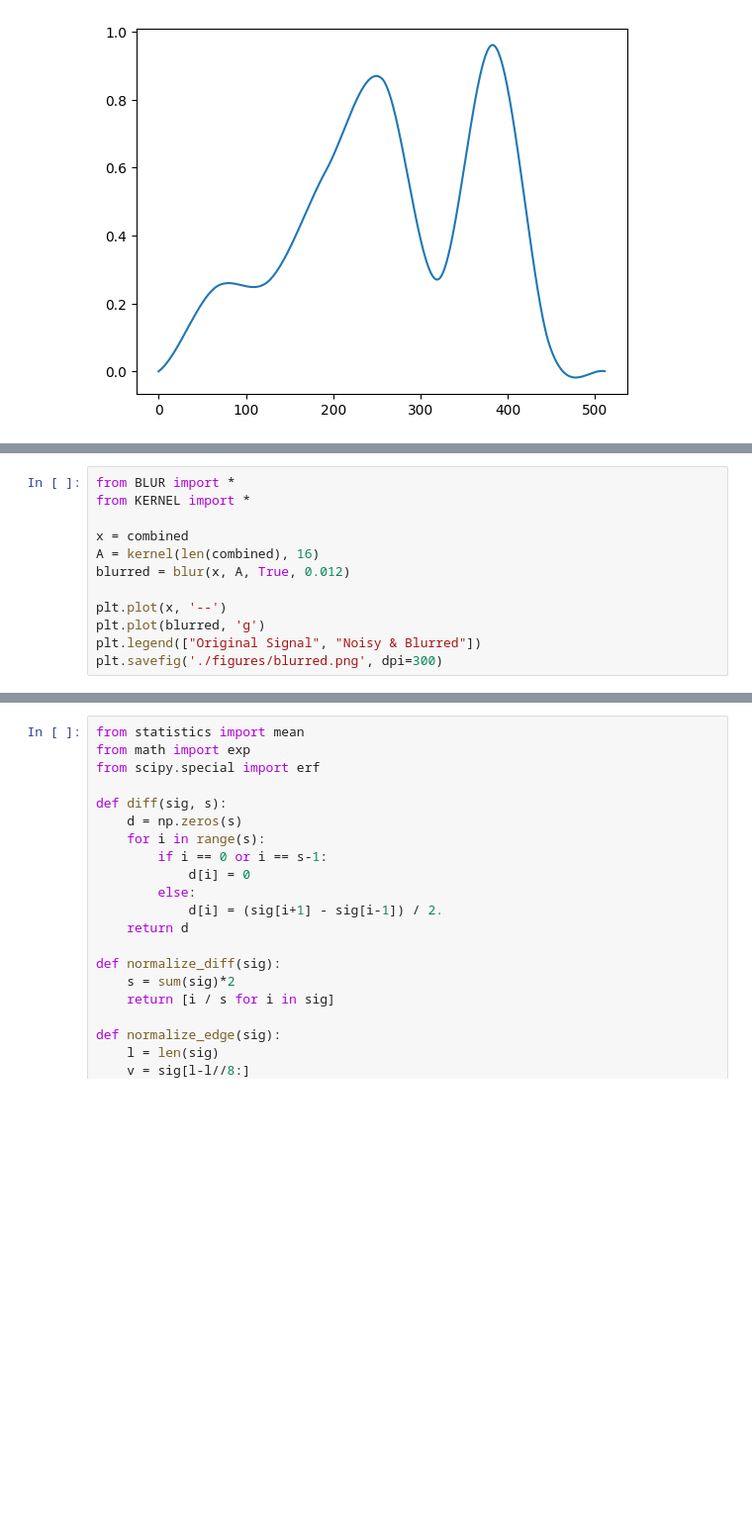
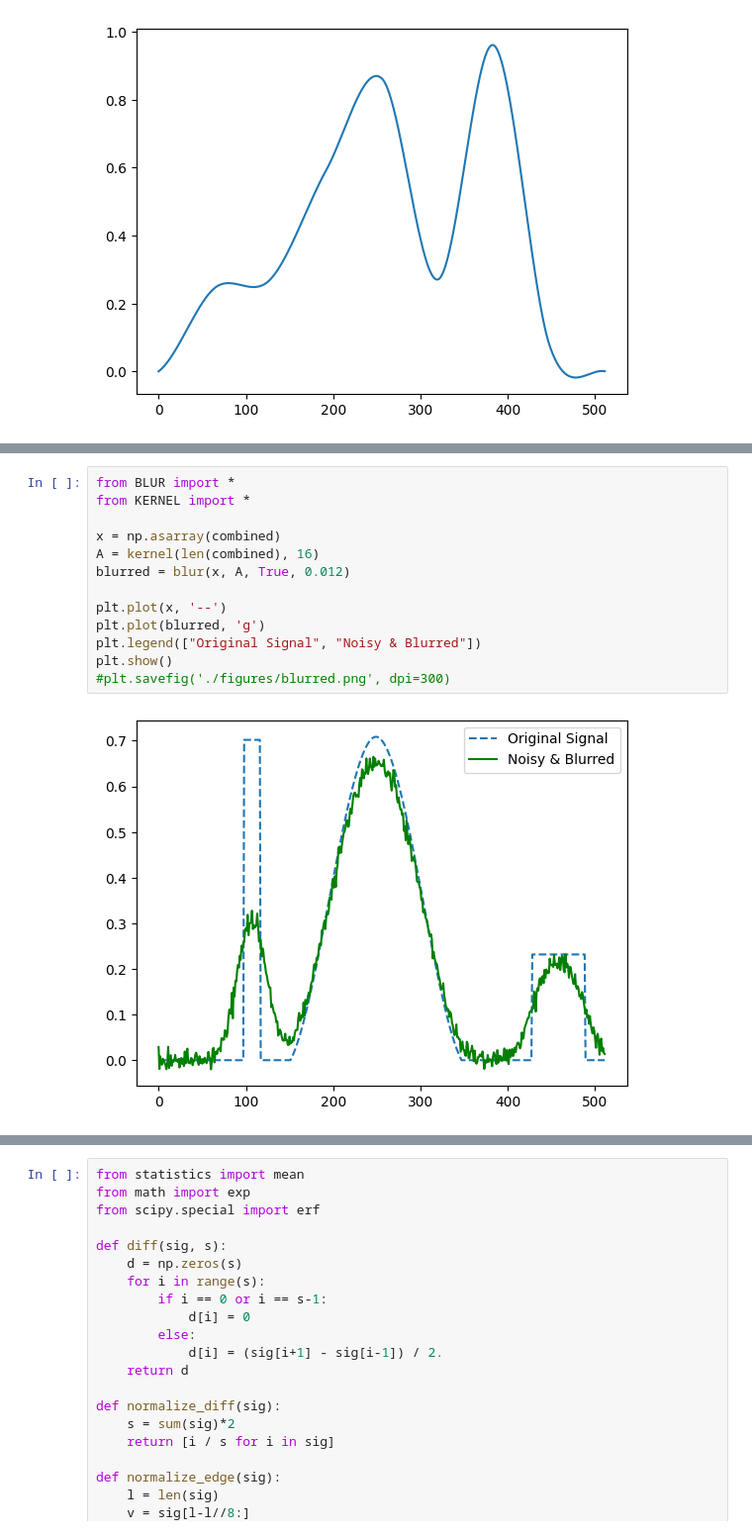
Before and after one commit to tpasfieldERAU/REU_Deblur, a Jupyter notebook: test_notebooks/presentation_graphics.ipynb, the cells around one changed output, grey strips where cells are left out. Shown at 99% size. Drawn from its saved outputs; the diff is of its cells as text; blank space fills up the shorter version.

```diff
--- a/test_notebooks/presentation_graphics.ipynb
+++ b/test_notebooks/presentation_graphics.ipynb
@@ -78,15 +87,18 @@ plt.savefig('./figures/subplots.png', dpi=300)
 # %%
 from BLUR import *
 from KERNEL import *
 
-x = combined
+x = np.asarray(combined)
 A = kernel(len(combined), 16)
 blurred = blur(x, A, True, 0.012)
 
 plt.plot(x, '--')
 plt.plot(blurred, 'g')
 plt.legend(["Original Signal", "Noisy & Blurred"])
-plt.savefig('./figures/blurred.png', dpi=300)
+plt.show()
+#plt.savefig('./figures/blurred.png', dpi=300)
+# %% [output]
+[figure, added]
 # %%
 calib_x = []
 for i in range(512):
```
Also changed, not shown: parts of 11 cells of this notebook.
